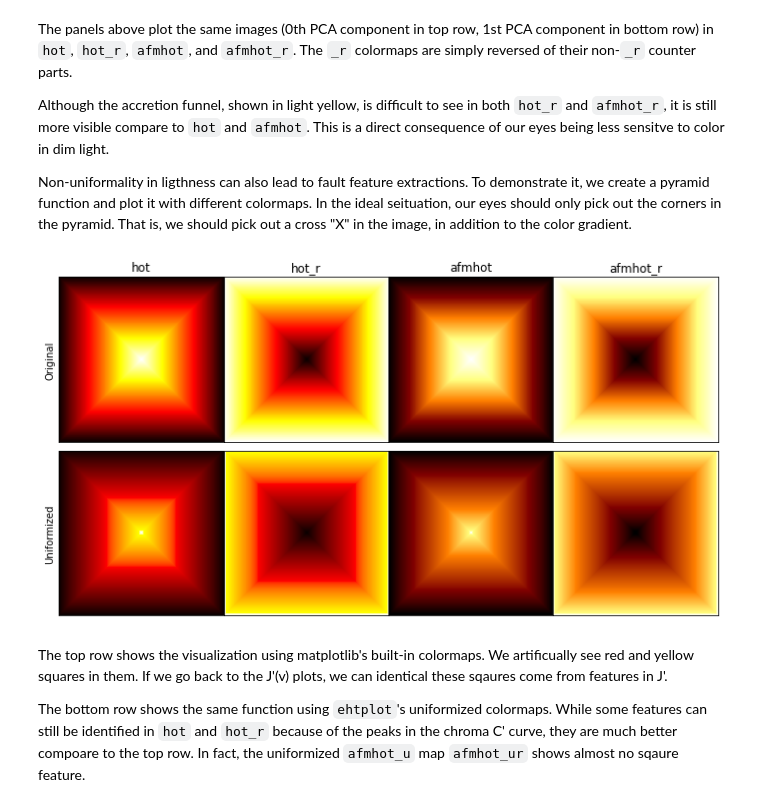
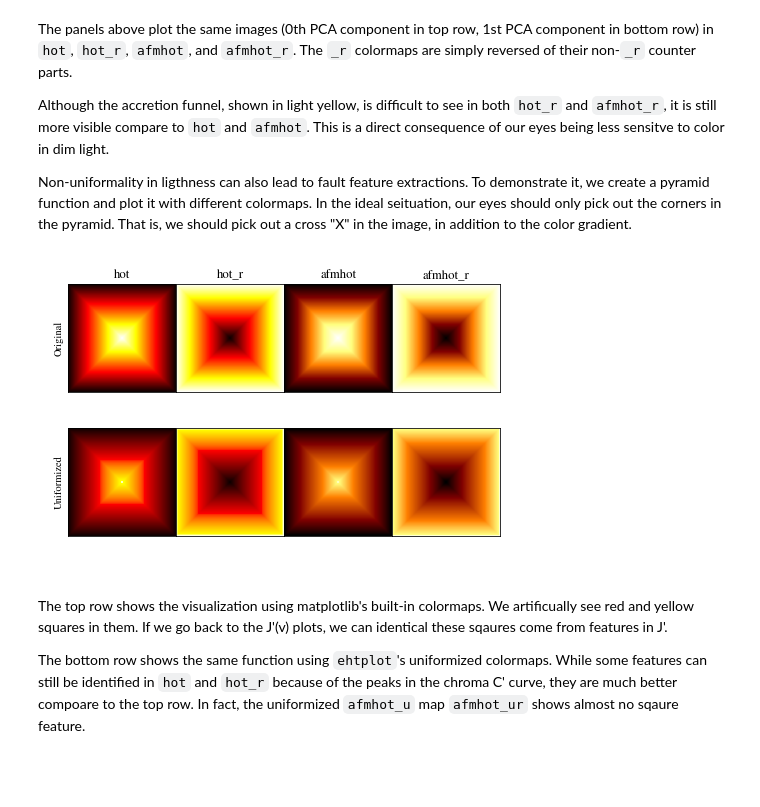
Before and after one commit to liamedeiros/ehtplot, a Jupyter notebook: docs/COLORMAPS.ipynb, the cells around one changed output. Saved outputs shown, nothing was run; the diff lists cells and outputs as text; code cells hidden in the pictures; blank space fills up the shorter version.

```diff
--- a/docs/COLORMAPS.ipynb
+++ b/docs/COLORMAPS.ipynb
@@ -230,20 +225,18 @@ Non-uniformality in ligthness can also lead to fault feature extractions.  To de
 # %%
 pyramid = ev.pyramid()
 
-fig, axes = plt.subplots(2, 4, sharex=True, sharey=True, figsize=(12,6.5))
-fig.subplots_adjust(wspace=0, hspace=0)
-
-plotimg(axes[0,0], pyramid, 'hot',      title='hot', label='Original')
-plotimg(axes[0,1], pyramid, 'hot_r',    title='hot_r')
-plotimg(axes[0,2], pyramid, 'afmhot',   title='afmhot')
-plotimg(axes[0,3], pyramid, 'afmhot_r', title='afmhot_r')
-
-plotimg(axes[1,0], pyramid, 'hot_u', label='Uniformized')
-plotimg(axes[1,1], pyramid, 'hot_ur')
-plotimg(axes[1,2], pyramid, 'afmhot_u')
-plotimg(axes[1,3], pyramid, 'afmhot_ur')
+top = ep.Panel(ep.Panel(plotimg, pyramid, 'hot',      title='hot', label='Original'),
+               ep.Panel(plotimg, pyramid, 'hot_r',    title='hot_r'),
+               ep.Panel(plotimg, pyramid, 'afmhot',   title='afmhot'),
+               ep.Panel(plotimg, pyramid, 'afmhot_r', title='afmhot_r'))
+bot = ep.Panel(ep.Panel(plotimg, pyramid, 'hot_u', label='Uniformized'),
+               ep.Panel(plotimg, pyramid, 'hot_ur'),
+               ep.Panel(plotimg, pyramid, 'afmhot_u'),
+               ep.Panel(plotimg, pyramid, 'afmhot_ur'))
+fig = ep.Figure(bot, top, inrow=False)
+fig.draw()
 # %% [output]
-[figure, old version]
+[figure, new version]
 # %% [markdown]
 The top row shows the visualization using matplotlib's built-in colormaps.  We artificually see red and yellow squares in them.  If we go back to the J'(v) plots, we can identical these sqaures come from features in J'.
 
```
Also changed, not shown: parts of 2 cells of this notebook.
